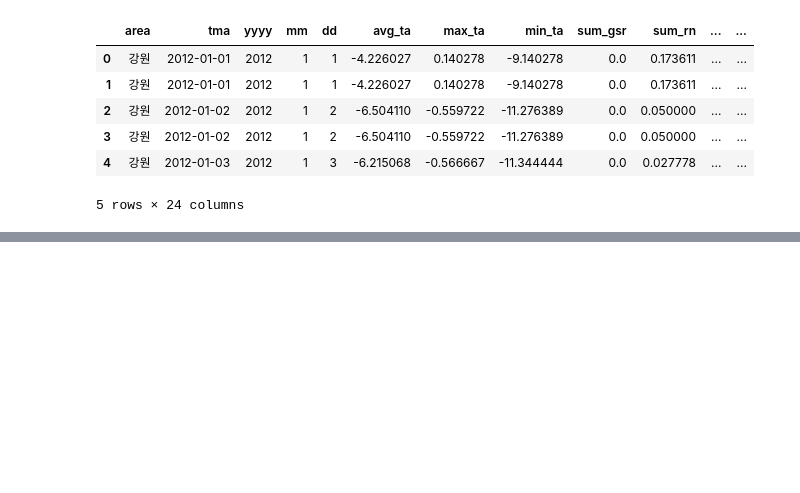
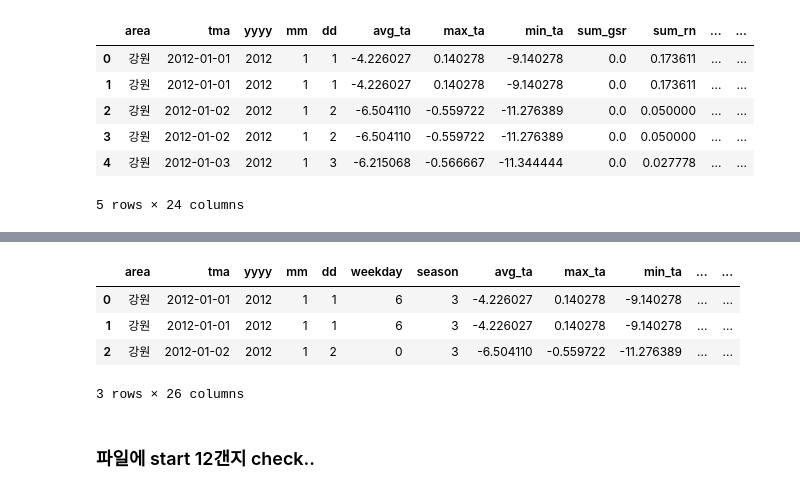
Before and after one commit to leech2193/weather_hospital_sowhat, a Jupyter notebook: 20220714_18_eseul.ipynb, the cells around one changed output, grey strips where cells are left out. Cells and saved outputs as stored; diff of their text form; code cells hidden in the pictures; blank space fills up the shorter version.

```diff
--- a/20220714_18_eseul.ipynb
+++ b/20220714_18_eseul.ipynb
@@ -113,0 +168,24 @@ gender_lform.to_csv('/content/drive/MyDrive/공모전/날
+# %%
+# 계절
+def season(frm) :
+    spring, summer, autumn, winter = [3,4,5], [6,7,8], [9,10,11], [12,1,2]
+    if frm in spring :
+        return 0
+    elif frm in summer :
+        return 1
+    elif frm in autumn :
+        return 2
+    elif frm in winter :
+        return 3
+
+df.insert(6,'season', df.mm.apply(season))
+# %%
+df.head(3)
+# %% [output]
+|  | area | tma | yyyy | mm | dd | weekday | season | avg_ta | max_ta | min_ta | ... | ... |
+| 0 | 강원 | 2012-01-01 | 2012 | 1 | 1 | 6 | 3 | -4.226027 | 0.140278 | -9.140278 | ... | ... |
+| 1 | 강원 | 2012-01-01 | 2012 | 1 | 1 | 6 | 3 | -4.226027 | 0.140278 | -9.140278 | ... | ... |
+| 2 | 강원 | 2012-01-02 | 2012 | 1 | 2 | 0 | 3 | -6.504110 | -0.559722 | -11.276389 | ... | ... |
+3 rows × 26 columns
+# %% [markdown]
+### 파일에 start 12갠지 check..
```
Also changed, not shown: parts of 13 cells of this notebook.
